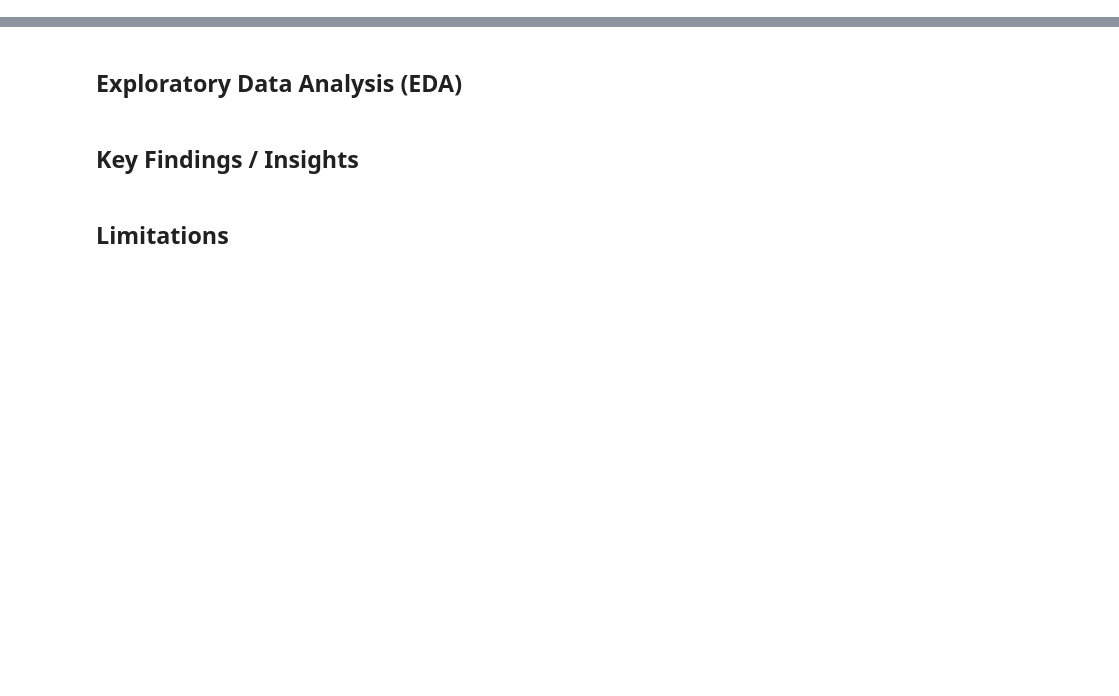
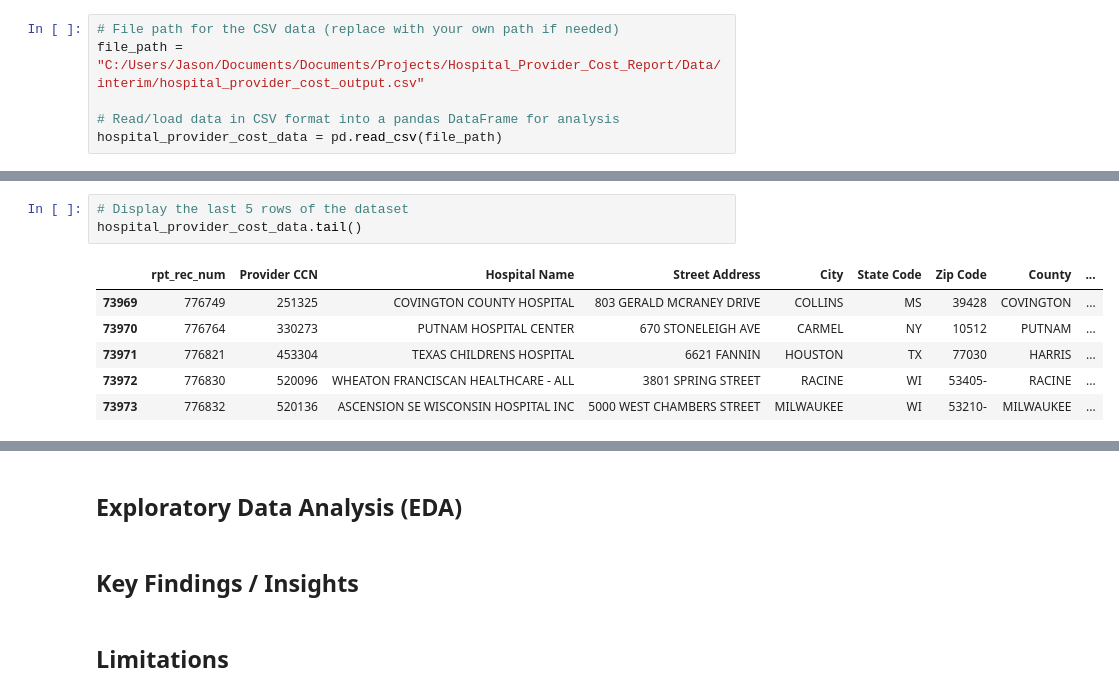
Before and after one commit to jcao-portfolio/hospital-provider-cost-data-analysis, a Jupyter notebook: Notebooks/hospital_provider_cost_data_analysis.ipynb, the cells around one changed output, grey strips where cells are left out. Saved outputs shown, nothing was run; the diff lists cells and outputs as text; blank space fills up the shorter version.

Commit message:
Modified jupyter notebook for data analysis, fixed page structure, add more information on data preparation, data validation, and data exploration

```diff
--- a/Notebooks/hospital_provider_cost_data_analysis.ipynb
+++ b/Notebooks/hospital_provider_cost_data_analysis.ipynb
@@ -36,2 +83,8 @@ pd.set_option("display.max_columns", None)
 pd.set_option("display.precision", 2)
+# %%
+# File path for the CSV data (replace with your own path if needed)
+file_path = "C:/Users/Jason/Documents/Documents/Projects/Hospital_Provider_Cost_Report/Data/interim/hospital_provider_cost_output.csv"
+
+# Read/load data in CSV format into a pandas DataFrame for analysis
+hospital_provider_cost_data = pd.read_csv(file_path)
 # %% [markdown]
@@ -62,3 +114,13 @@ df.head()
 | 2 | 1496 | 10052 | LAKE MARTIN COMMUNITY HOSPITAL | 1231 SOUTH STREET | DADEVILLE | AL | 36853 | TALLAPOOSA | ... |
 | 3 | 1501 | 13025 | HEALTHSOUTH LAKESHORE HOSPITAL | 3800 RIDGEWAY DRIVE | BIRMINGHAM | AL | 35209 | JEFFERSON | ... |
 | 4 | 1504 | 103037 | HEALTHSOUTH REHABILITATION HOSPITAL | 901 NORTH CLEARWATER-LARGO ROAD | LARGO | FL | 33770 | PINELLAS | ... |
+# %%
+# Display the last 5 rows of the dataset
+hospital_provider_cost_data.tail()
+# %% [output]
+|  | rpt_rec_num | Provider CCN | Hospital Name | Street Address | City | State Code | Zip Code | County | ... |
+| 73969 | 776749 | 251325 | COVINGTON COUNTY HOSPITAL | 803 GERALD MCRANEY DRIVE | COLLINS | MS | 39428 | COVINGTON | ... |
+| 73970 | 776764 | 330273 | PUTNAM HOSPITAL CENTER | 670 STONELEIGH AVE | CARMEL | NY | 10512 | PUTNAM | ... |
+| 73971 | 776821 | 453304 | TEXAS CHILDRENS HOSPITAL | 6621 FANNIN | HOUSTON | TX | 77030 | HARRIS | ... |
+| 73972 | 776830 | 520096 | WHEATON FRANCISCAN HEALTHCARE - ALL | 3801 SPRING STREET | RACINE | WI | 53405- | RACINE | ... |
+| 73973 | 776832 | 520136 | ASCENSION SE WISCONSIN HOSPITAL INC | 5000 WEST CHAMBERS STREET | MILWAUKEE | WI | 53210- | MILWAUKEE | ... |
```
Also changed, not shown: parts of 20 cells of this notebook.
